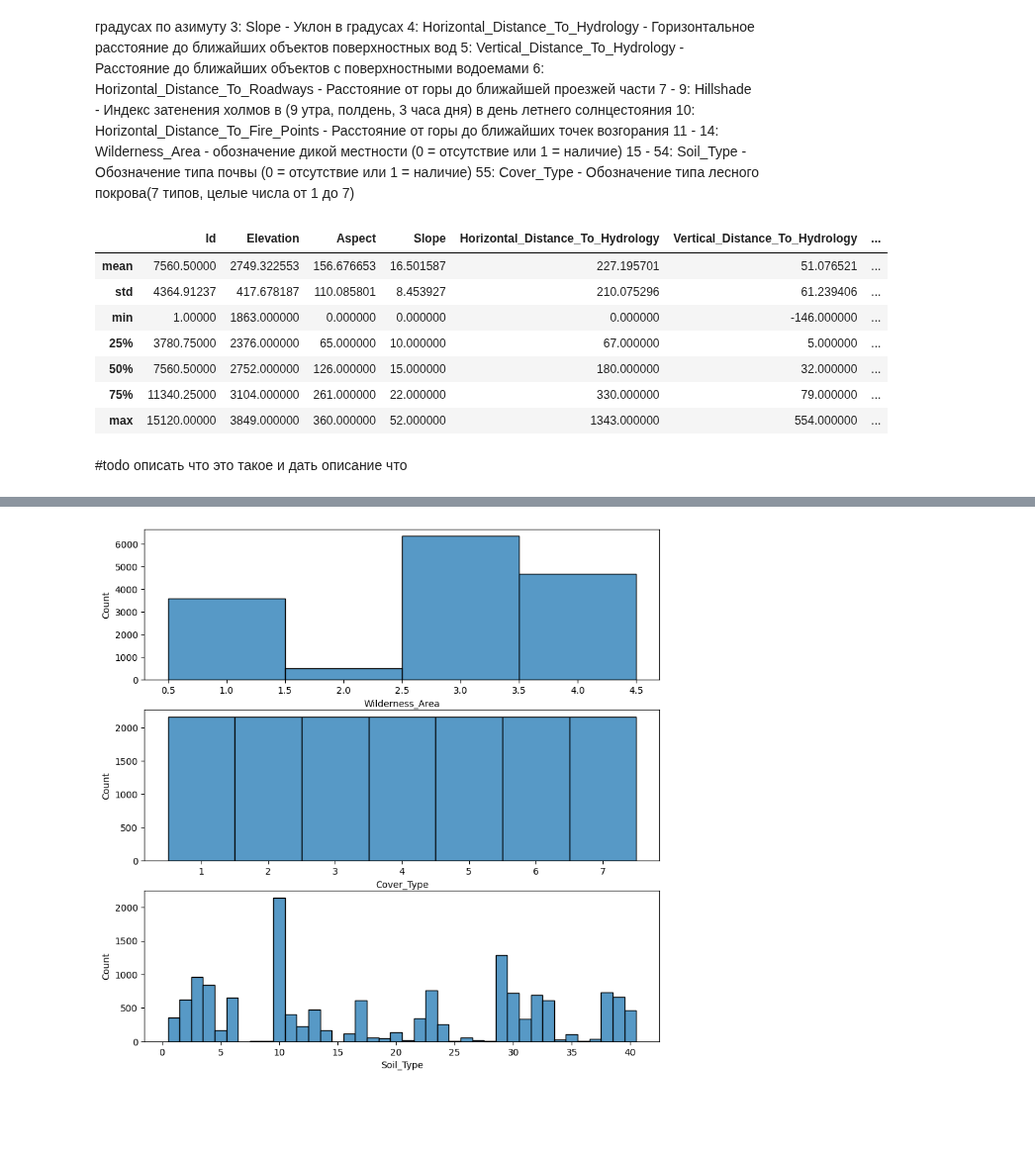
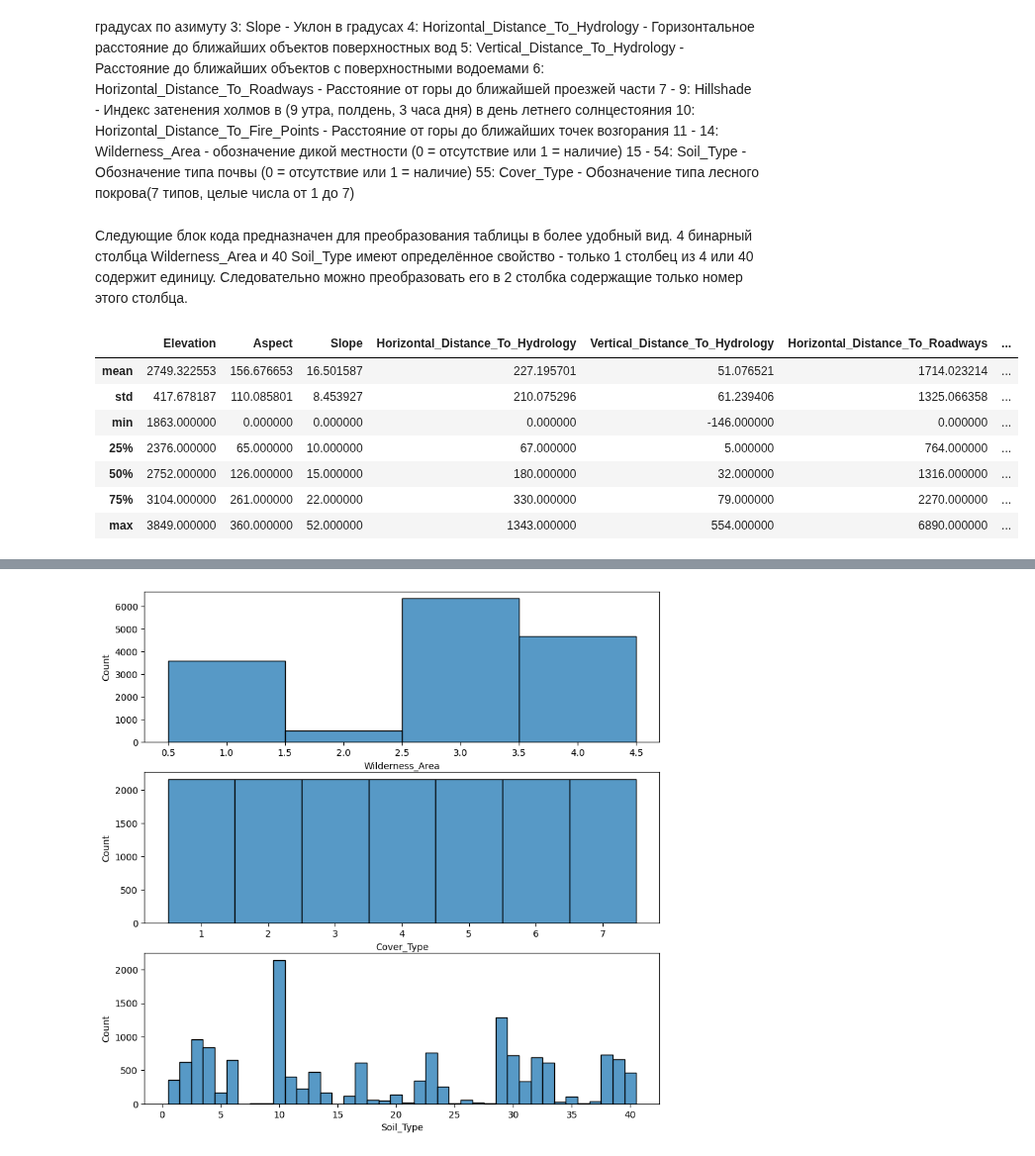
Before and after one commit to Axeleeyy/Test-DS_ML, a Jupyter notebook: EDA.ipynb, the cells around one changed output, grey strips where cells are left out. Shown at 99% size. Saved outputs shown, nothing was run; the diff lists cells and outputs as text; code cells hidden in the pictures; blank space fills up the shorter version.

```diff
--- a/EDA.ipynb
+++ b/EDA.ipynb
@@ -44,39 +56,48 @@ memory usage: 6.5 MB
 11 - 14: Wilderness_Area - обозначение дикой местности (0 = отсутствие или 1 = наличие)</br>
 15 - 54: Soil_Type - Обозначение типа почвы (0 = отсутствие или 1 = наличие)</br>
 55: Cover_Type - Обозначение типа лесного покрова(7 типов, целые числа от 1 до 7)</br>
+# %% [markdown]
+Следующие блок кода предназначен для преобразования таблицы в более удобный вид. 4 бинарный столбца Wilderness_Area и 40 Soil_Type имеют определённое свойство - только 1 столбец из 4 или 40 содержит единицу. Следовательно можно преобразовать его в 2 столбка содержащие только номер этого столбца.
 # %%
+# data_ будет содержать стобцы с номерами столбцов из старой таблицы с единицами
 data_ = data
 
+# вспомогательный массив для хранения номеров
 a = []
+
+# стурктура для получения номеров столбцов с единицами
 for i in range(len(data)):
     for x in range(1, 5):
         if data["Wilderness_Area" + str(x)][i]:
             a.append(x)
 
+# удаление всех бинарных столбцов
 for x in range(1, 5):
     data_ = data_.drop("Wilderness_Area" + str(x), axis=1)
 
+# добавление одного столбца с номерами
 data_['Wilderness_Area'] = a
 
+
+# вторая аналогичная часть для Soil_Type
 a.clear()
 for i in range(len(data)):
     for x in range(1, 41):
         if data["Soil_Type" + str(x)][i]:
             a.append(x)
 
 for x in range(1, 41):
     data_ = data_.drop("Soil_Type" + str(x), axis=1)
 
 data_['Soil_Type'] = a
-data_.iloc[:,:].describe().iloc[1:]
+
+data_.iloc[:,1:].describe().iloc[1:]
 # %% [output]
-|  | Id | Elevation | Aspect | Slope | Horizontal_Distance_To_Hydrology | Vertical_Distance_To_Hydrology | ... |
-| mean | 7560.50000 | 2749.322553 | 156.676653 | 16.501587 | 227.195701 | 51.076521 | ... |
-| std | 4364.91237 | 417.678187 | 110.085801 | 8.453927 | 210.075296 | 61.239406 | ... |
-| min | 1.00000 | 1863.000000 | 0.000000 | 0.000000 | 0.000000 | -146.000000 | ... |
-| 25% | 3780.75000 | 2376.000000 | 65.000000 | 10.000000 | 67.000000 | 5.000000 | ... |
-| 50% | 7560.50000 | 2752.000000 | 126.000000 | 15.000000 | 180.000000 | 32.000000 | ... |
-| 75% | 11340.25000 | 3104.000000 | 261.000000 | 22.000000 | 330.000000 | 79.000000 | ... |
-| max | 15120.00000 | 3849.000000 | 360.000000 | 52.000000 | 1343.000000 | 554.000000 | ... |
+|  | Elevation | Aspect | Slope | Horizontal_Distance_To_Hydrology | Vertical_Distance_To_Hydrology | Horizontal_Distance_To_Roadways | ... |
+| mean | 2749.322553 | 156.676653 | 16.501587 | 227.195701 | 51.076521 | 1714.023214 | ... |
+| std | 417.678187 | 110.085801 | 8.453927 | 210.075296 | 61.239406 | 1325.066358 | ... |
+| min | 1863.000000 | 0.000000 | 0.000000 | 0.000000 | -146.000000 | 0.000000 | ... |
+| 25% | 2376.000000 | 65.000000 | 10.000000 | 67.000000 | 5.000000 | 764.000000 | ... |
+| 50% | 2752.000000 | 126.000000 | 15.000000 | 180.000000 | 32.000000 | 1316.000000 | ... |
+| 75% | 3104.000000 | 261.000000 | 22.000000 | 330.000000 | 79.000000 | 2270.000000 | ... |
+| max | 3849.000000 | 360.000000 | 52.000000 | 1343.000000 | 554.000000 | 6890.000000 | ... |
-# %% [markdown]
-#todo описать что это такое и дать описание что
```
Also changed, not shown: parts of 22 cells of this notebook.
